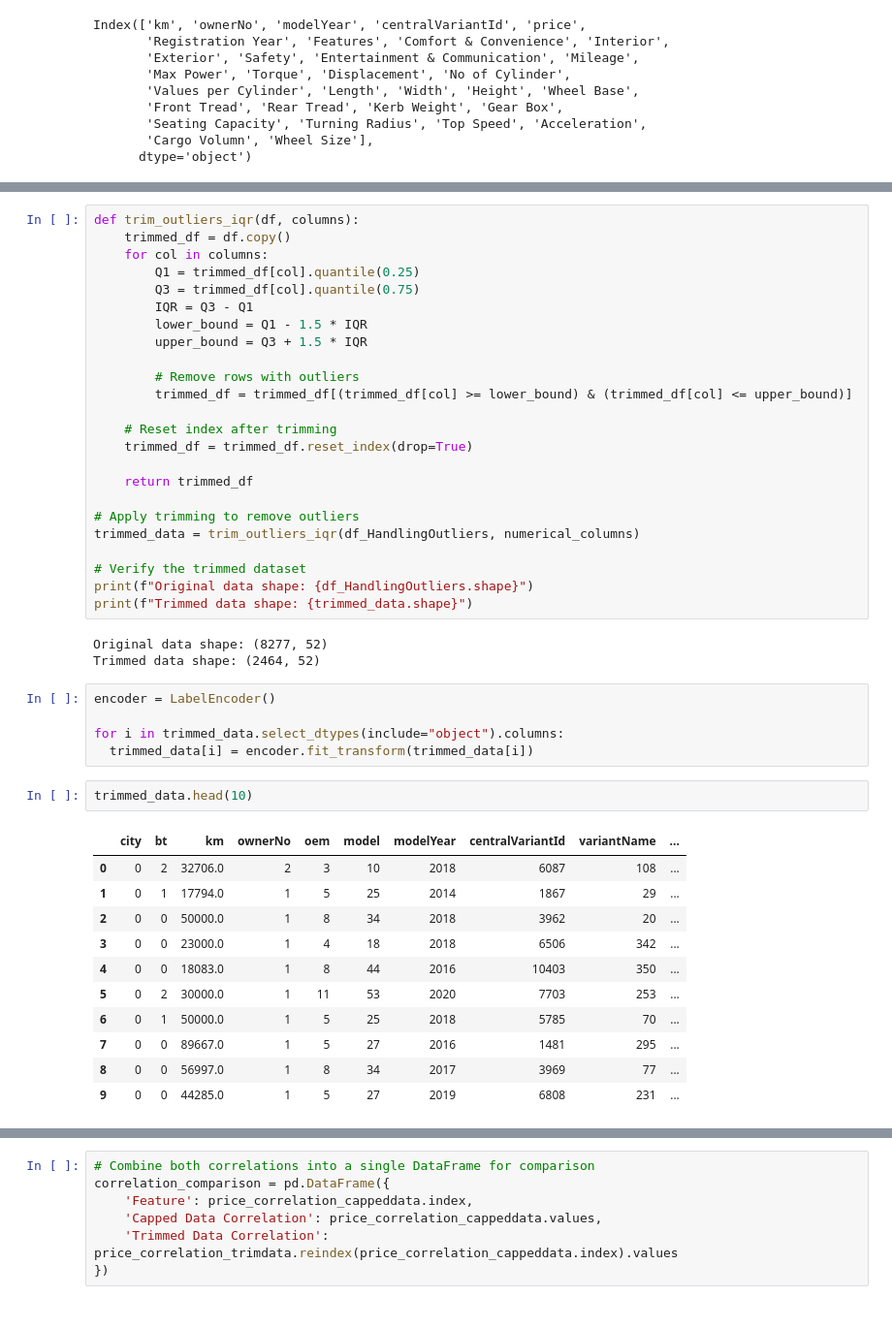
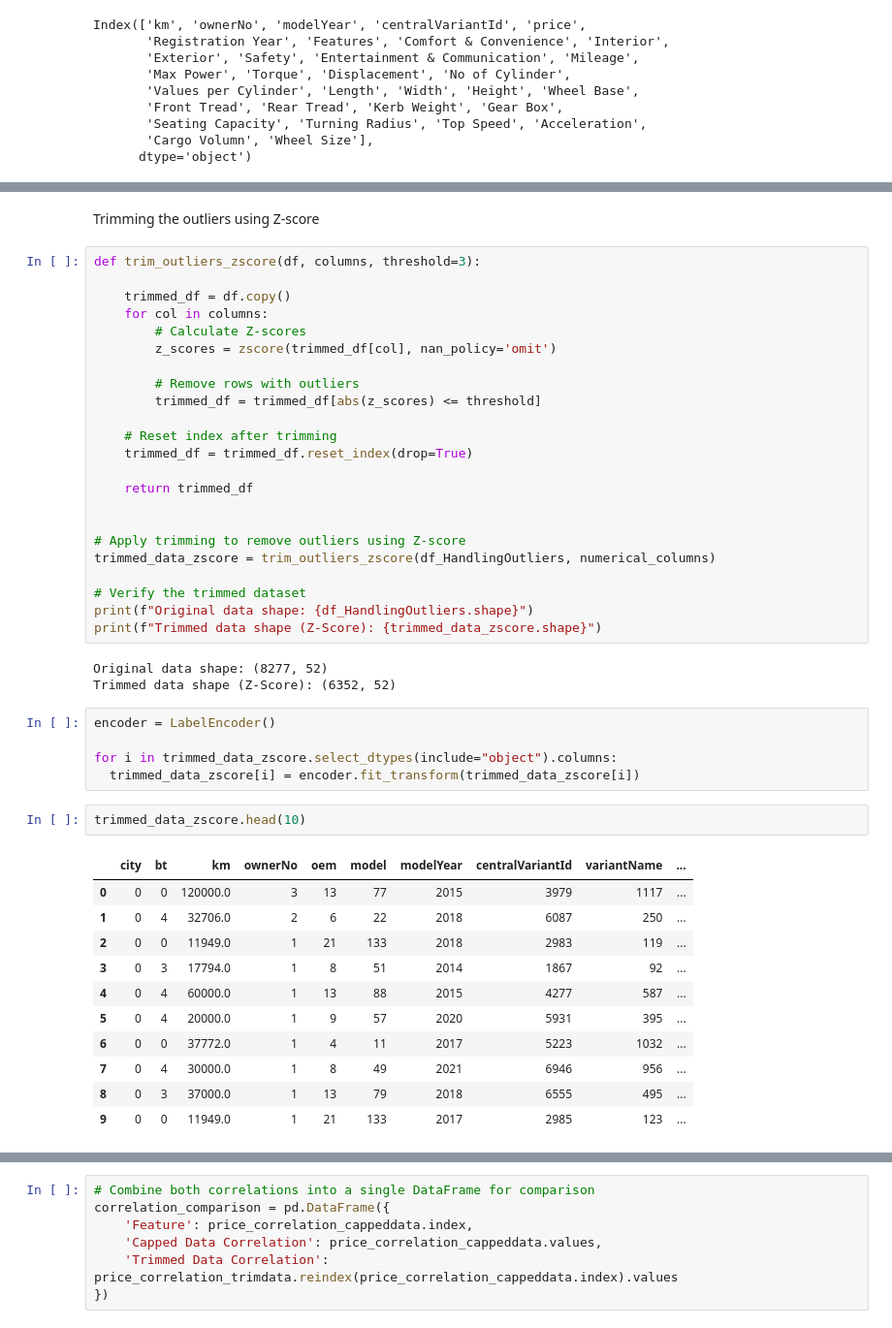
Before and after one commit to Kamalesh-Gandhi/UsedCar_Price_Prediction_Model, a Jupyter notebook: Testing_HandlingOutliers.ipynb, the cells around one changed output, grey strips where cells are left out. Shown: that part at 97% size. Drawn from its saved outputs; the diff is of its cells as text.

```diff
--- a/Testing_HandlingOutliers.ipynb
+++ b/Testing_HandlingOutliers.ipynb
@@ -81,48 +84,49 @@ outlier_iqr_stats
+# %% [markdown]
+Trimming the outliers using Z-score
 # %%
-def trim_outliers_iqr(df, columns):
+def trim_outliers_zscore(df, columns, threshold=3):
+
     trimmed_df = df.copy()
     for col in columns:
-        Q1 = trimmed_df[col].quantile(0.25)
-        Q3 = trimmed_df[col].quantile(0.75)
-        IQR = Q3 - Q1
-        lower_bound = Q1 - 1.5 * IQR
-        upper_bound = Q3 + 1.5 * IQR
+        # Calculate Z-scores
+        z_scores = zscore(trimmed_df[col], nan_policy='omit')
 
         # Remove rows with outliers
-        trimmed_df = trimmed_df[(trimmed_df[col] >= lower_bound) & (trimmed_df[col] <= upper_bound)]
+        trimmed_df = trimmed_df[abs(z_scores) <= threshold]
 
     # Reset index after trimming
     trimmed_df = trimmed_df.reset_index(drop=True)
 
     return trimmed_df
 
-# Apply trimming to remove outliers
-trimmed_data = trim_outliers_iqr(df_HandlingOutliers, numerical_columns)
+
+# Apply trimming to remove outliers using Z-score
+trimmed_data_zscore = trim_outliers_zscore(df_HandlingOutliers, numerical_columns)
 
 # Verify the trimmed dataset
 print(f"Original data shape: {df_HandlingOutliers.shape}")
-print(f"Trimmed data shape: {trimmed_data.shape}")
+print(f"Trimmed data shape (Z-Score): {trimmed_data_zscore.shape}")
 # %% [output]
 Original data shape: (8277, 52)
-Trimmed data shape: (2464, 52)
+Trimmed data shape (Z-Score): (6352, 52)
 # %%
 encoder = LabelEncoder()
 
-for i in trimmed_data.select_dtypes(include="object").columns:
-  trimmed_data[i] = encoder.fit_transform(trimmed_data[i])
+for i in trimmed_data_zscore.select_dtypes(include="object").columns:
+  trimmed_data_zscore[i] = encoder.fit_transform(trimmed_data_zscore[i])
 # %%
-trimmed_data.head(10)
+trimmed_data_zscore.head(10)
 # %% [output]
 |  | city | bt | km | ownerNo | oem | model | modelYear | centralVariantId | variantName | ... |
-| 0 | 0 | 2 | 32706.0 | 2 | 3 | 10 | 2018 | 6087 | 108 | ... |
-| 1 | 0 | 1 | 17794.0 | 1 | 5 | 25 | 2014 | 1867 | 29 | ... |
-| 2 | 0 | 0 | 50000.0 | 1 | 8 | 34 | 2018 | 3962 | 20 | ... |
-| 3 | 0 | 0 | 23000.0 | 1 | 4 | 18 | 2018 | 6506 | 342 | ... |
-| 4 | 0 | 0 | 18083.0 | 1 | 8 | 44 | 2016 | 10403 | 350 | ... |
-| 5 | 0 | 2 | 30000.0 | 1 | 11 | 53 | 2020 | 7703 | 253 | ... |
-| 6 | 0 | 1 | 50000.0 | 1 | 5 | 25 | 2018 | 5785 | 70 | ... |
-| 7 | 0 | 0 | 89667.0 | 1 | 5 | 27 | 2016 | 1481 | 295 | ... |
-| 8 | 0 | 0 | 56997.0 | 1 | 8 | 34 | 2017 | 3969 | 77 | ... |
-| 9 | 0 | 0 | 44285.0 | 1 | 5 | 27 | 2019 | 6808 | 231 | ... |
+| 0 | 0 | 0 | 120000.0 | 3 | 13 | 77 | 2015 | 3979 | 1117 | ... |
+| 1 | 0 | 4 | 32706.0 | 2 | 6 | 22 | 2018 | 6087 | 250 | ... |
+| 2 | 0 | 0 | 11949.0 | 1 | 21 | 133 | 2018 | 2983 | 119 | ... |
+| 3 | 0 | 3 | 17794.0 | 1 | 8 | 51 | 2014 | 1867 | 92 | ... |
+| 4 | 0 | 4 | 60000.0 | 1 | 13 | 88 | 2015 | 4277 | 587 | ... |
+| 5 | 0 | 4 | 20000.0 | 1 | 9 | 57 | 2020 | 5931 | 395 | ... |
+| 6 | 0 | 0 | 37772.0 | 1 | 4 | 11 | 2017 | 5223 | 1032 | ... |
+| 7 | 0 | 4 | 30000.0 | 1 | 8 | 49 | 2021 | 6946 | 956 | ... |
+| 8 | 0 | 3 | 37000.0 | 1 | 13 | 79 | 2018 | 6555 | 495 | ... |
+| 9 | 0 | 0 | 11949.0 | 1 | 21 | 133 | 2017 | 2985 | 123 | ... |
 # %%
 # Compute the correlation matrix
```
Also changed, not shown: parts of 17 cells of this notebook, 4 other files.
